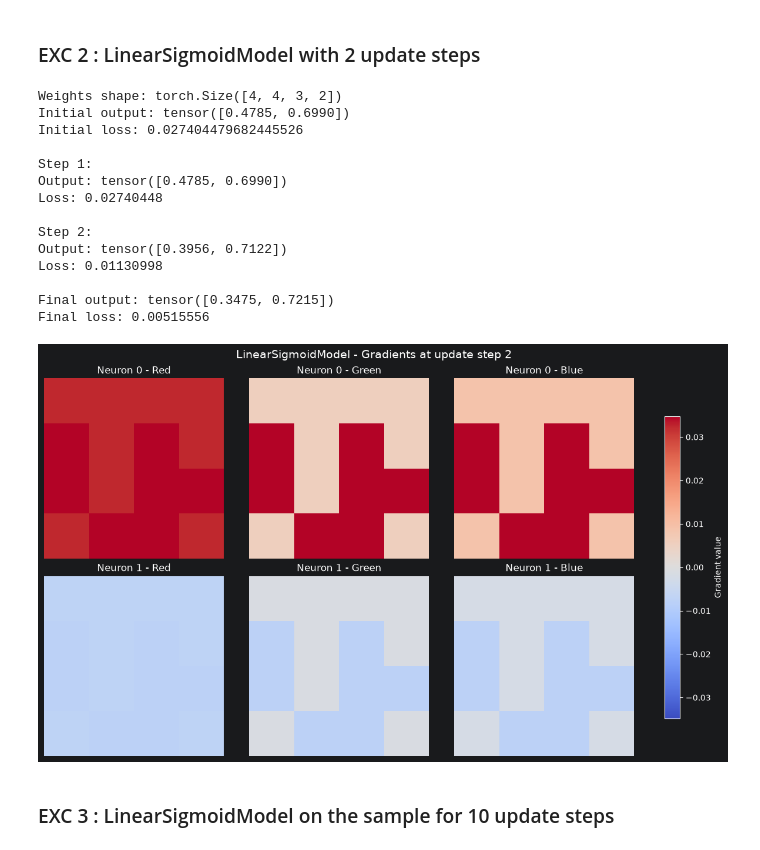
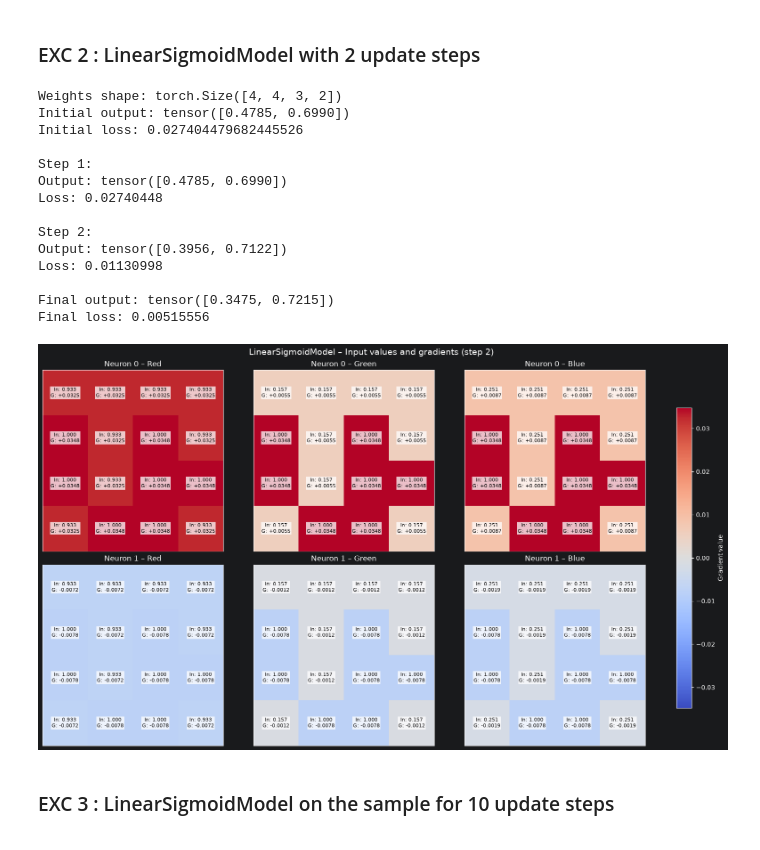
Before and after one commit to jVaerewijck/5AI-labs-deep-learning-assignment, a Jupyter notebook: Part I.ipynb, the cells around one changed output. Cells and saved outputs as stored; diff of their text form; code cells hidden in the pictures.

Commit message:
Finalized Report-code PART_1

```diff
--- a/Part I.ipynb
+++ b/Part I.ipynb
@@ -220,71 +208,98 @@ print(f"Final loss: {final_loss.item():.8f}")
 # 4. Visualize gradients from second update step
 # ------------------------------------------------------------
 
+# ============================================================
+# LinearSigmoidModel – Input values + gradients (step 2)
+# ============================================================
+
 channels = ["Red", "Green", "Blue"]
 
 fig, axes = plt.subplots(
-    2, 3,
-    figsize=(12, 7),
-    constrained_layout=True
+    2, 3, figsize=(16, 9), constrained_layout=True
 )
 
-# Shared color scale across all six plots
 limit = max(sigmoid_gradients_step2.abs().max().item(), 1e-8)
 
 for neuron in range(2):
     for channel in range(3):
 
-        gradient_image = sigmoid_gradients_step2[:, :, channel, neuron]
+        input_values = image[:, :, channel].detach().cpu().numpy()
 
-        im = axes[neuron, channel].imshow(
-            gradient_image.cpu().numpy(),
+        gradient_values = (
+            sigmoid_gradients_step2[:, :, channel, neuron]
+            .detach().cpu().numpy()
+        )
+
+        ax = axes[neuron, channel]
+
+        im = ax.imshow(
+            gradient_values,
             cmap="coolwarm",
             vmin=-limit,
             vmax=limit,
             interpolation="nearest"
         )
 
-        axes[neuron, channel].set_title(
-            f"Neuron {neuron} - {channels[channel]}"
-        )
-        axes[neuron, channel].axis("off")
+        for y in range(input_values.shape[0]):
+            for x in range(input_values.shape[1]):
+
+                input_value = input_values[y, x]
+                gradient_value = gradient_values[y, x]
+
+                ax.text(
+                    x, y,
+                    f"In: {input_value:.3f}\nG: {gradient_value:+.4f}",
+                    ha="center",
+                    va="center",
+                    fontsize=8,
+                    color="black",
+                    bbox=dict(
+                        facecolor="white",
+                        alpha=0.75,
+                        edgecolor="none",
+                        pad=1
+                    )
+                )
+
+        ax.set_title(f"Neuron {neuron} – {channels[channel]}")
+        ax.set_xticks([])
+        ax.set_yticks([])
 
 fig.colorbar(
     im,
     ax=axes,
     label="Gradient value",
     shrink=0.8
 )
 
 fig.suptitle(
-    "LinearSigmoidModel - Gradients at update step 2",
+    "LinearSigmoidModel – Input values and gradients (step 2)",
     fontsize=14
 )
 
-# Save figure for the report
 plt.savefig(
-    "part1_sigmoid_gradients.png",
+    "part1_sigmoid_input_and_gradients.png",
     dpi=300,
     bbox_inches="tight"
 )
 
 plt.show()
 # %% [output]
 Weights shape: torch.Size([4, 4, 3, 2])
 Initial output: tensor([0.4785, 0.6990])
 Initial loss: 0.027404479682445526
 
 Step 1:
 Output: tensor([0.4785, 0.6990])
 Loss: 0.02740448
 
 Step 2:
 Output: tensor([0.3956, 0.7122])
 Loss: 0.01130998
 
 Final output: tensor([0.3475, 0.7215])
 Final loss: 0.00515556
-[figure, old version]
+[figure, new version]
 # %% [markdown]
 ### EXC 3 :  LinearSigmoidModel on the sample for 10 update steps
 # %%
```
Also changed, not shown: parts of 2 cells of this notebook.
